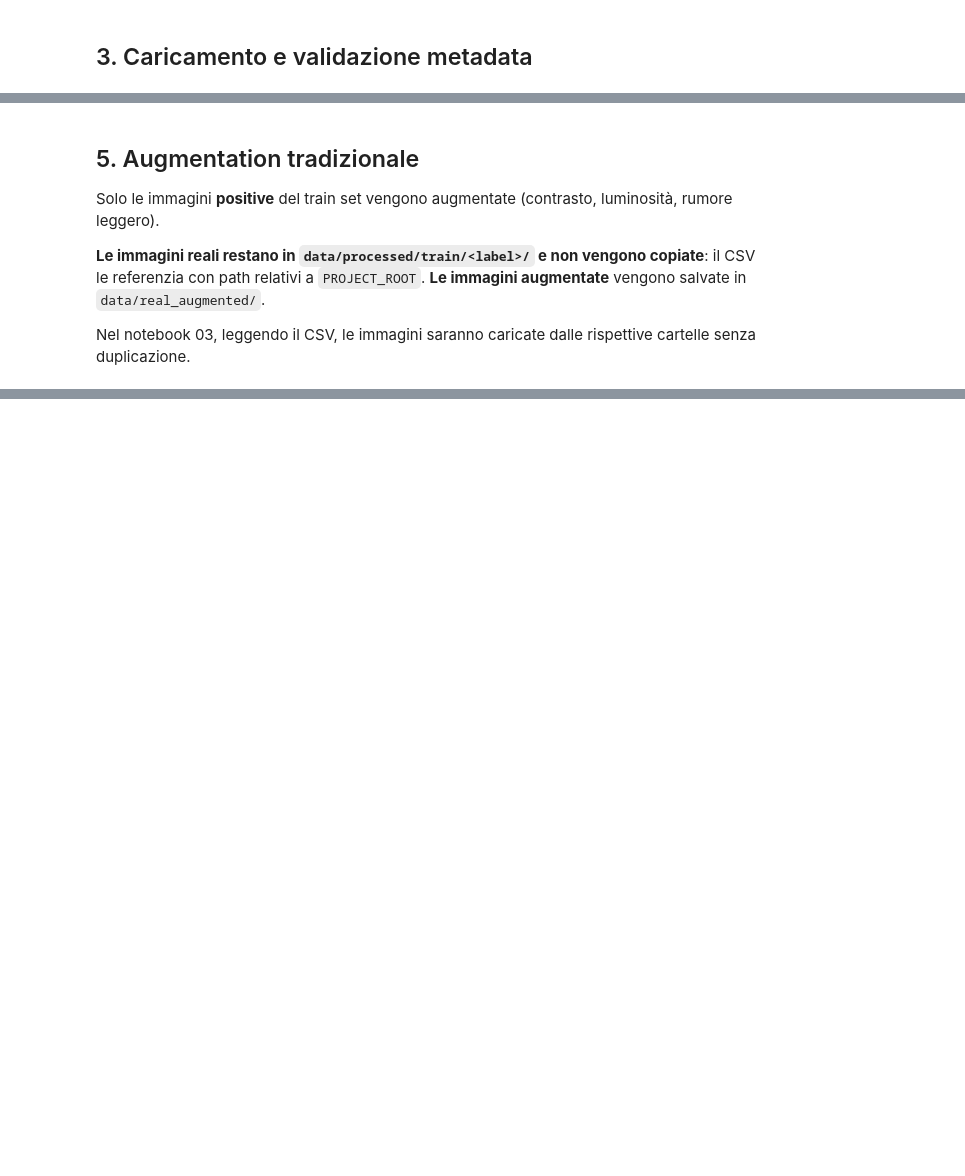
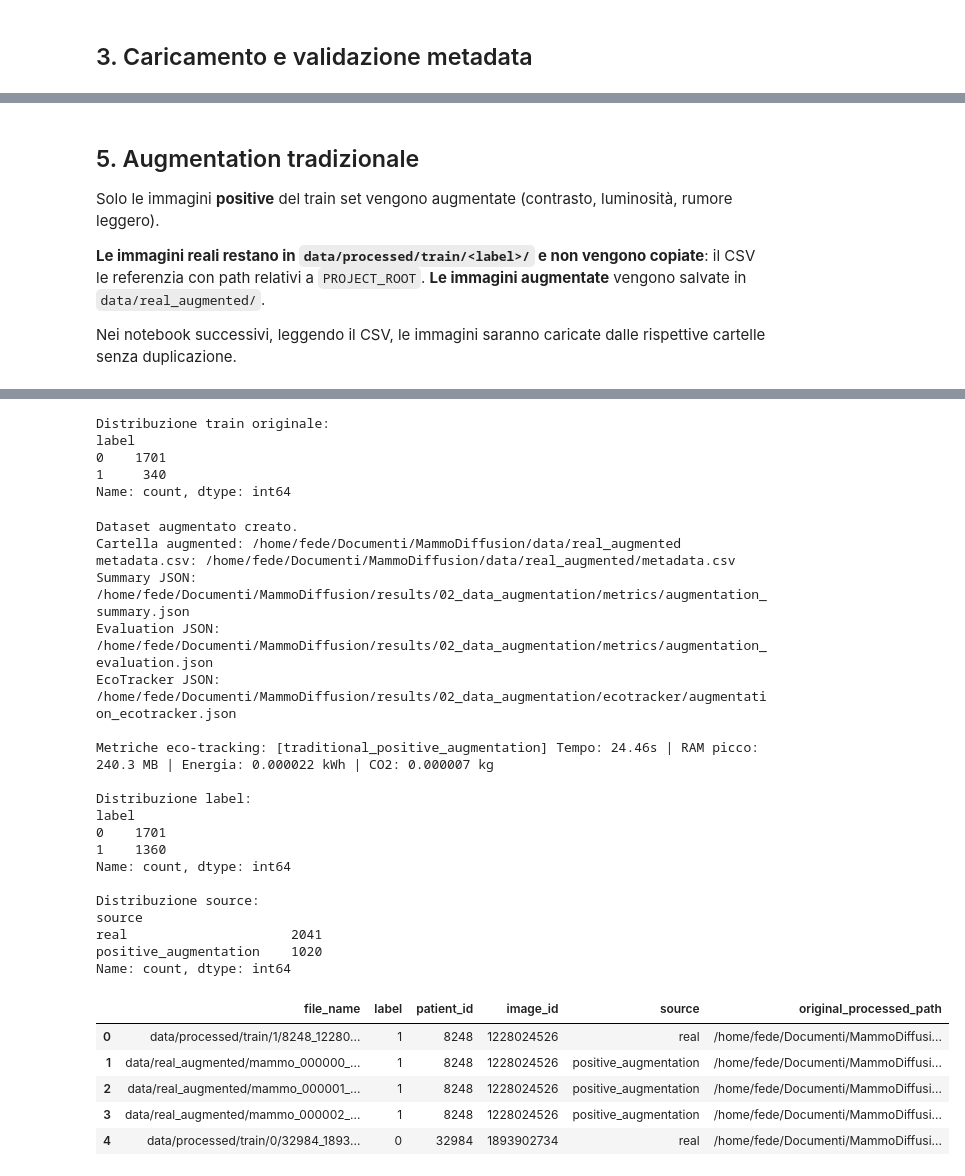
Before and after one commit to MarrasFederico/MammoDiffusion-v1.1, a Jupyter notebook: notebooks/02_Data_Augmentation_Trad.ipynb, the cells around one changed output, grey strips where cells are left out. Cells and saved outputs as stored; diff of their text form; code cells hidden in the pictures; blank space fills up the shorter version.

```diff
--- a/notebooks/02_Data_Augmentation_Trad.ipynb
+++ b/notebooks/02_Data_Augmentation_Trad.ipynb
@@ -93,6 +94,7 @@ AUG_PLOTS_DIR = AUG_RESULTS_DIR / "plots"
 AUG_METRICS_DIR = AUG_RESULTS_DIR / "metrics"
 AUG_ECOTRACKER_DIR = AUG_RESULTS_DIR / "ecotracker"
 AUGMENTATION_SUMMARY_PATH = AUG_METRICS_DIR / "augmentation_summary.json"
+AUGMENTATION_EVALUATION_PATH = AUG_METRICS_DIR / "augmentation_evaluation.json"
 AUGMENTATION_ECOTRACKER_PATH = AUG_ECOTRACKER_DIR / "augmentation_ecotracker.json"
 
 for directory in [
@@ -394,7 +458,7 @@ Solo le immagini **positive** del train set vengono augmentate (contrasto, lumin
 **Le immagini reali restano in `data/processed/train/<label>/` e non vengono copiate**: il CSV le referenzia con path relativi a `PROJECT_ROOT`.
 **Le immagini augmentate** vengono salvate in `data/real_augmented/`.
 
-Nel notebook 03, leggendo il CSV, le immagini saranno caricate dalle rispettive cartelle senza duplicazione.
+Nei notebook successivi, leggendo il CSV, le immagini saranno caricate dalle rispettive cartelle senza duplicazione.
 # %%
 # Quante copie augmentate per ogni immagine positiva (0 = nessuna)
 POSITIVE_AUGMENT_COPIES = 3
@@ -500,6 +564,14 @@ source_counts = {
     str(source): int(count)
     for source, count in augmented_df["source"].value_counts().items()
 }
+pre_label_counts = {
+    str(int(label)): int(count)
+    for label, count in source_df["label"].value_counts().sort_index().items()
+}
+pre_negative = pre_label_counts.get("0", 0)
+pre_positive = pre_label_counts.get("1", 0)
+post_negative = label_counts.get("0", 0)
+post_positive = label_counts.get("1", 0)
 
 eco_record = eco_aug.metrics.to_dict()
 eco_record.update({
@@ -530,6 +602,23 @@ augmentation_summary = {
     "n_metadata_rows": int(len(augmented_df)),
     "label_counts": label_counts,
     "source_counts": source_counts,
+    "evaluation_json": str(AUGMENTATION_EVALUATION_PATH),
+    "ecotracker_json": str(AUGMENTATION_ECOTRACKER_PATH),
+}
+
+augmentation_evaluation = {
+    "timestamp": augmentation_summary["timestamp"],
+    "notebook": augmentation_summary["notebook"],
+    "source_metadata": str(TRAIN_CSV_PATH),
+    "output_metadata": str(metadata_csv_path),
+    "output_dir": str(DATA_AUG),
+    "positive_augment_copies": POSITIVE_AUGMENT_COPIES,
+    "pre_label_counts": pre_label_counts,
+    "post_label_counts": label_counts,
+    "source_counts": source_counts,
+    "ratio_negative_positive_pre": round(pre_negative / max(pre_positive, 1), 4),
+    "ratio_negative_positive_post": round(post_negative / max(post_positive, 1), 4),
+    "n_augmented_images": int(source_counts.get("positive_augmentation", 0)),
     "ecotracker_json": str(AUGMENTATION_ECOTRACKER_PATH),
 }
 
@@ -537,11 +626,14 @@ with AUGMENTATION_ECOTRACKER_PATH.open("w", encoding="utf-8") as handle:
     json.dump(eco_record, handle, indent=2, ensure_ascii=False)
 with AUGMENTATION_SUMMARY_PATH.open("w", encoding="utf-8") as handle:
     json.dump(augmentation_summary, handle, indent=2, ensure_ascii=False)
+with AUGMENTATION_EVALUATION_PATH.open("w", encoding="utf-8") as handle:
+    json.dump(augmentation_evaluation, handle, indent=2, ensure_ascii=False)
 
 print("Dataset augmentato creato.")
 print("Cartella augmented:", DATA_AUG)
 print("metadata.csv:", metadata_csv_path)
 print("Summary JSON:", AUGMENTATION_SUMMARY_PATH)
+print("Evaluation JSON:", AUGMENTATION_EVALUATION_PATH)
 print("EcoTracker JSON:", AUGMENTATION_ECOTRACKER_PATH)
 print("\nMetriche eco-tracking:", eco_aug.metrics)
 print("\nDistribuzione label:")
@@ -550,3 +642,4 @@ print("\nDistribuzione source:")
 print(augmented_df["source"].value_counts())
 
 display(augmented_df.head())
+# %% [output]
@@ -553,3 +647,34 @@ display(augmented_df.head())
+Distribuzione train originale:
+label
+0    1701
+1     340
+Name: count, dtype: int64
+Dataset augmentato creato.
+Cartella augmented: /home/fede/Documenti/MammoDiffusion/data/real_augmented
+metadata.csv: /home/fede/Documenti/MammoDiffusion/data/real_augmented/metadata.csv
+Summary JSON: /home/fede/Documenti/MammoDiffusion/results/02_data_augmentation/metrics/augmentation_summary.json
+Evaluation JSON: /home/fede/Documenti/MammoDiffusion/results/02_data_augmentation/metrics/augmentation_evaluation.json
+EcoTracker JSON: /home/fede/Documenti/MammoDiffusion/results/02_data_augmentation/ecotracker/augmentation_ecotracker.json
+
+Metriche eco-tracking: [traditional_positive_augmentation] Tempo: 24.46s | RAM picco: 240.3 MB | Energia: 0.000022 kWh | CO2: 0.000007 kg
+
+Distribuzione label:
+label
+0    1701
+1    1360
+Name: count, dtype: int64
+
+Distribuzione source:
+source
+real                     2041
+positive_augmentation    1020
+Name: count, dtype: int64
+|  | file_name | label | patient_id | image_id | source | original_processed_path |
+| 0 | data/processed/train/1/8248_12280... | 1 | 8248 | 1228024526 | real | /home/fede/Documenti/MammoDiffusi... |
+| 1 | data/real_augmented/mammo_000000_... | 1 | 8248 | 1228024526 | positive_augmentation | /home/fede/Documenti/MammoDiffusi... |
+| 2 | data/real_augmented/mammo_000001_... | 1 | 8248 | 1228024526 | positive_augmentation | /home/fede/Documenti/MammoDiffusi... |
+| 3 | data/real_augmented/mammo_000002_... | 1 | 8248 | 1228024526 | positive_augmentation | /home/fede/Documenti/MammoDiffusi... |
+| 4 | data/processed/train/0/32984_1893... | 0 | 32984 | 1893902734 | real | /home/fede/Documenti/MammoDiffusi... |
 # %% [markdown]
 ## 6. EDA — Plot per la presentazione
 
```
Also changed, not shown: parts of 13 cells of this notebook, 1 other file.
